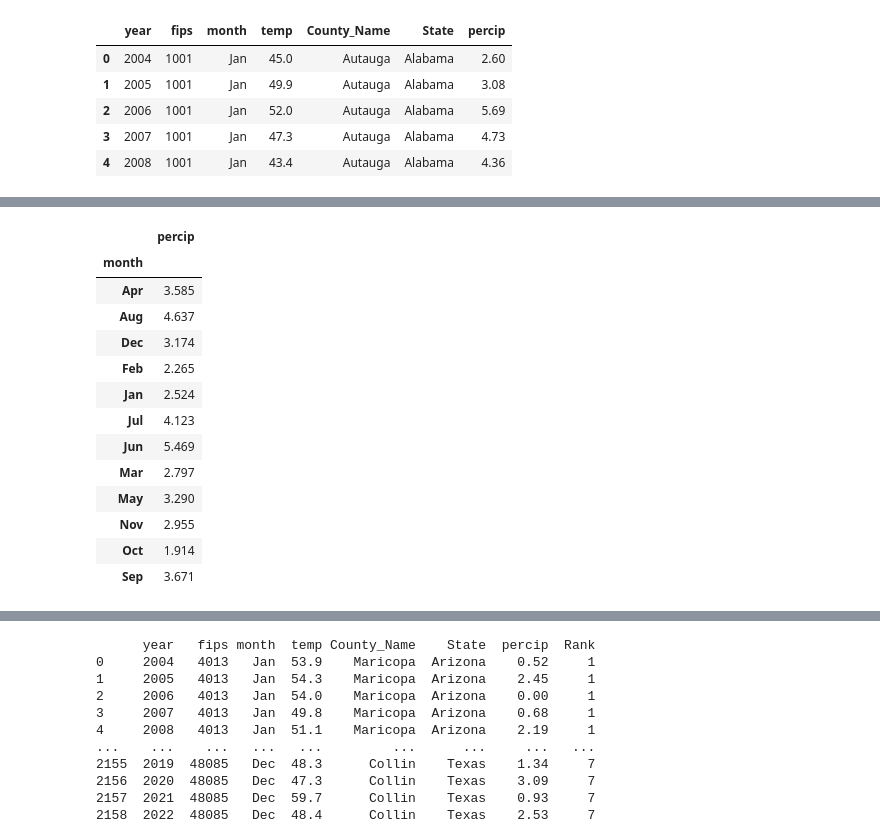
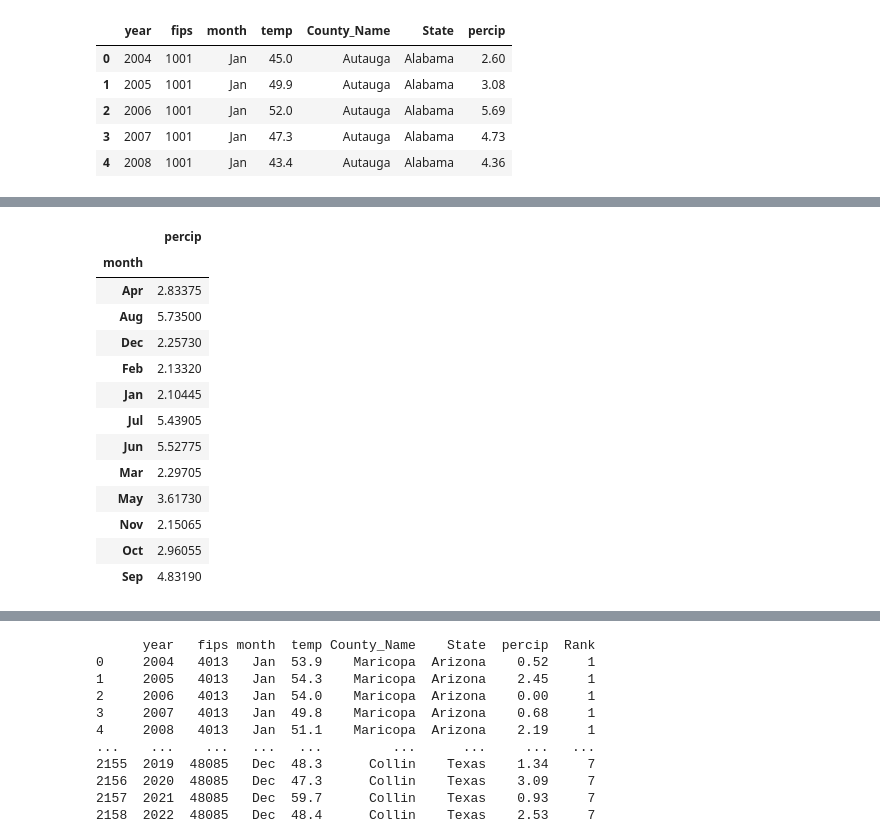
Before and after one commit to randaama/DS4002_Group2_Project2, a Jupyter notebook: SCRIPTS/analysis.ipynb, the cells around one changed output, grey strips where cells are left out. Drawn from its saved outputs; the diff is of its cells as text; code cells hidden in the pictures.

```diff
--- a/SCRIPTS/analysis.ipynb
+++ b/SCRIPTS/analysis.ipynb
@@ -31,24 +31,23 @@ clim.head()
 | 3 | 2007 | 1001 | Jan | 47.3 | Autauga | Alabama | 4.73 |
 | 4 | 2008 | 1001 | Jan | 43.4 | Autauga | Alabama | 4.36 |
 # %%
-new_counties_data = [
-    {"Rank": 1, "County_Name": "Miami-Dade", "State": "Florida"},
-    {"Rank": 2, "County_Name": "Hennepin", "State": "Minnesota"},
-    {"Rank": 3, "County_Name": "Hillsborough", "State": "Florida"},
-    {"Rank": 4, "County_Name": "Broward", "State": "Florida"},
-    {"Rank": 5, "County_Name": "Maricopa", "State": "Arizona"},
-    {"Rank": 6, "County_Name": "Hamilton", "State": "Ohio"},
-    {"Rank": 7, "County_Name": "Pinellas", "State": "Florida"},
-    {"Rank": 8, "County_Name": "Natrona", "State": "Wyoming"},
-    {"Rank": 9, "County_Name": "Fulton", "State": "Georgia"},
+data = [
+    {"Rank": 1, "County_Name": "Orange", "State": "Florida"},  # Adjusted to match the format
+    {"Rank": 2, "County_Name": "Miami-Dade", "State": "Florida"},
+    {"Rank": 3, "County_Name": "Hennepin", "State": "Minnesota"},
+    {"Rank": 4, "County_Name": "Hillsborough", "State": "Florida"},
+    {"Rank": 5, "County_Name": "Broward", "State": "Florida"},
+    {"Rank": 6, "County_Name": "Maricopa", "State": "Arizona"},
+    {"Rank": 7, "County_Name": "Hamilton", "State": "Ohio"},
+    {"Rank": 8, "County_Name": "Pinellas", "State": "Florida"},
+    {"Rank": 9, "County_Name": "Natrona", "State": "Wyoming"},
+    {"Rank": 10, "County_Name": "Fulton", "State": "Georgia"},
 ]
-# Create DataFrame for new counties
-new_counties_df = pd.DataFrame(new_counties_data)
+
+counties_df = pd.DataFrame(data)
 
 # Merge climate data with counties based on 'County_Name' and 'State'
-top10_wallet = pd.merge(clim, new_counties_df, on=['County_Name', 'State'], how='inner')
-
-# Print the resulting DataFrame
+top10_wallet= pd.merge(clim, counties_df, on=['County_Name', 'State'], how='inner')
 print(top10_wallet)
 # %% [output]
       year   fips month  temp County_Name    State  percip  Rank
@@ -148,20 +261,20 @@ top10[['month','temp']].groupby('month').mean()
 # %%
-top10[['month','percip']].groupby('month').mean()
+top10_wallet[['month','percip']].groupby('month').mean()
 # %% [output]
 |  | percip |
 | month |  |
-| Apr | 3.585 |
-| Aug | 4.637 |
-| Dec | 3.174 |
-| Feb | 2.265 |
-| Jan | 2.524 |
-| Jul | 4.123 |
-| Jun | 5.469 |
-| Mar | 2.797 |
-| May | 3.290 |
-| Nov | 2.955 |
-| Oct | 1.914 |
-| Sep | 3.671 |
+| Apr | 2.83375 |
+| Aug | 5.73500 |
+| Dec | 2.25730 |
+| Feb | 2.13320 |
+| Jan | 2.10445 |
+| Jul | 5.43905 |
+| Jun | 5.52775 |
+| Mar | 2.29705 |
+| May | 3.61730 |
+| Nov | 2.15065 |
+| Oct | 2.96055 |
+| Sep | 4.83190 |
 # %%
 data = [
     {"Rank": 1, "County_Name": "Maricopa", "State": "Arizona"},
```
Also changed, not shown: parts of 18 cells of this notebook.
